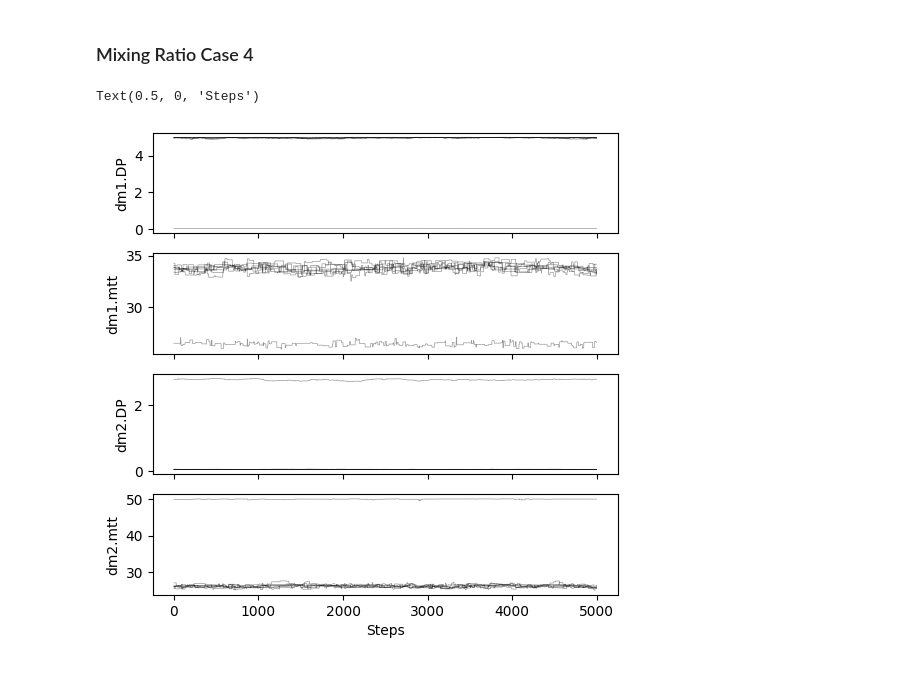
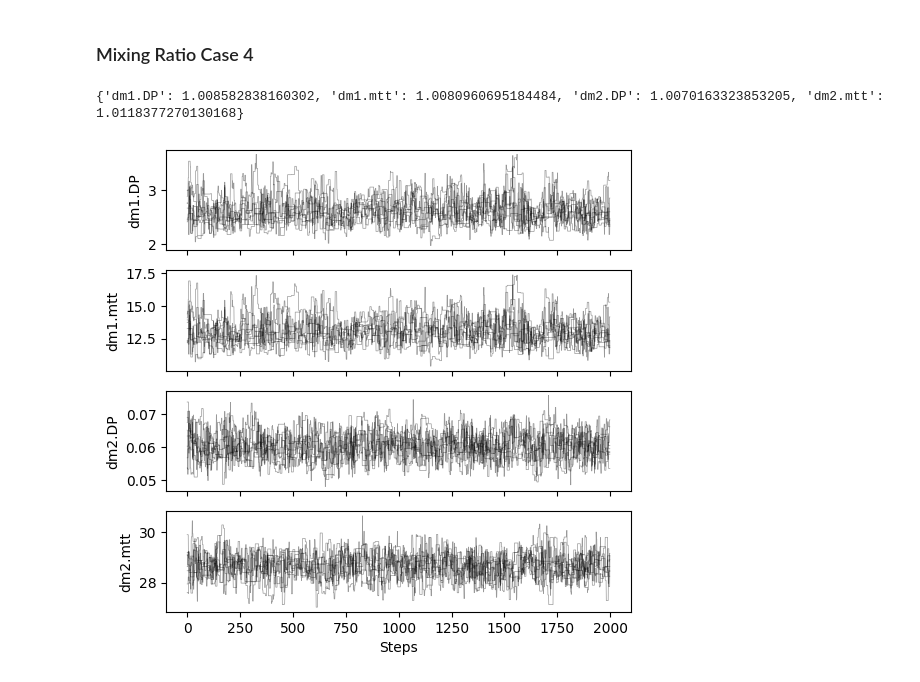
Before and after one commit to iGW-TU-Dresden/PyTracerLab, a Jupyter notebook: docs/examples/example_09.ipynb, the cells around one changed output. Cells and saved outputs as stored; diff of their text form; code cells hidden in the pictures.

Commit message:
include gelman rubin statistic, update examples

```diff
--- a/docs/examples/example_09.ipynb
+++ b/docs/examples/example_09.ipynb
@@ -1124,11 +1137,0 @@ Text(0.5, 0, 'Steps')
-# %%
-# plot chains to inspect convergence
-fig, ax = plt.subplots(4, 1, figsize=(6, 6), sharex=True)
-
-chains = [4]
-
-for i in range(res_mcmc_3["samples_chain"].shape[2]):
-    for j in chains:# range(res_mcmc_3["samples_chain"].shape[0]):
-        ax[i].plot(res_mcmc_3["samples_chain"][j, :, i], c="k", lw=.5, alpha=0.4)
-    ax[i].set_ylabel(m3.param_keys(free_only=True)[i])
-ax[-1].set_xlabel("Steps")
@@ -1154,7 +1154,7 @@ m4 = ism.Model(
     n_warmup_half_lives=10
 )
 
-dmfrac_41 = .4
+dmfrac_41 = .3
 dmfrac_42 = 1 - dmfrac_41
 
 # add a dispersion model unit
@@ -1164,7 +1164,7 @@ dm1_DP_init = .5
 m4.add_unit(
     ism.DMUnit(mtt=dm1_mtt_init, DP=dm1_DP_init),
     fraction=dmfrac_41,
-    bounds=[(1., 50.), (.001, 5.)],
+    bounds=[(1., 100.), (.001, 5.)],
     prefix="dm1"
 )
 
@@ -1175,34 +1175,37 @@ dm2_DP_init = .5
 m4.add_unit(
     ism.DMUnit(mtt=dm2_mtt_init, DP=dm2_DP_init),
     fraction=dmfrac_42,
-    bounds=[(1., 50.), (.001, 5.)],
+    bounds=[(1., 100.), (.001, 5.)],
     prefix="dm2"
 )
 
 # create a solver
 m4_solver = ism.Solver(m4)
-# res_4_x, res_4 = m4_solver.differential_evolution()
+res_4_x, res_4 = m4_solver.differential_evolution(sigma=sigma)
 # %%
 res_mcmc_4 = m4_solver.dream_sample(
-        n_samples=n_samples,
-        n_chains=None,
-        burn_in=burn_in,
-        thin=thin,
-        cr=[1/4., 2/4., 3/4., 1.],
-        sigma=np.sqrt(obs_noise),
-        start=[1., 1., 1., 1.],
-        return_sim=True,
-        random_state=1234
-    )
+    n_samples=n_samples,
+    n_chains=None,
+    burn_in=burn_in,
+    thin=thin,
+    cr=[i / n_cr for i in range(1, n_cr + 1)],
+    sigma=sigma,
+    start=[1., 5., 1., 5.],
+    return_sim=True,
+    random_state=42
+)
 
 # plot chains to inspect convergence
 fig, ax = plt.subplots(4, 1, figsize=(6, 6), sharex=True)
 
 for i in range(res_mcmc_4["samples_chain"].shape[2]):
     for j in range(res_mcmc_4["samples_chain"].shape[0]):
         ax[i].plot(res_mcmc_4["samples_chain"][j, :, i], c="k", lw=.5, alpha=0.4)
     ax[i].set_ylabel(m4.param_keys(free_only=True)[i])
 ax[-1].set_xlabel("Steps")
+
+# print gelman rubin convergence statistics
+print(res_mcmc_4["gelman_rubin"])
 # %% [output]
-Text(0.5, 0, 'Steps')
+{'dm1.DP': 1.008582838160302, 'dm1.mtt': 1.0080960695184484, 'dm2.DP': 1.0070163323853205, 'dm2.mtt': 1.0118377270130168}
-[figure, old version]
+[figure, new version]
```
Also changed, not shown: parts of 16 cells of this notebook, 2 other files.
